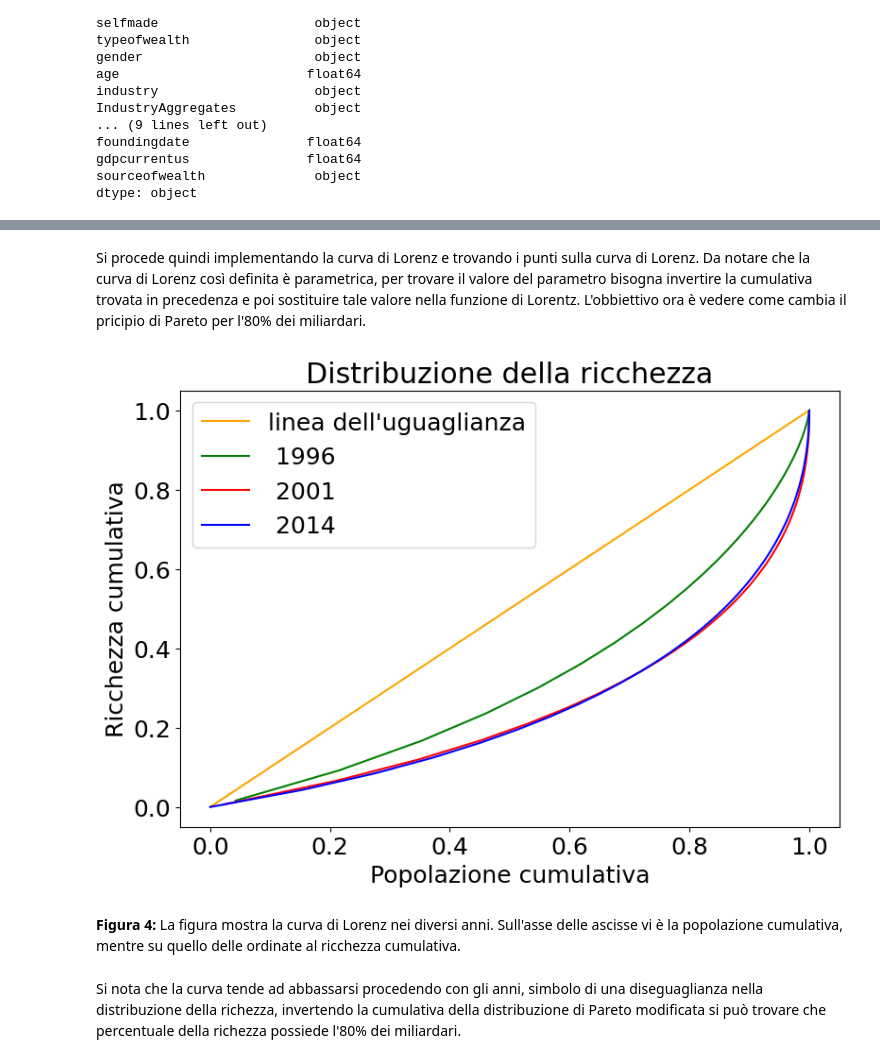
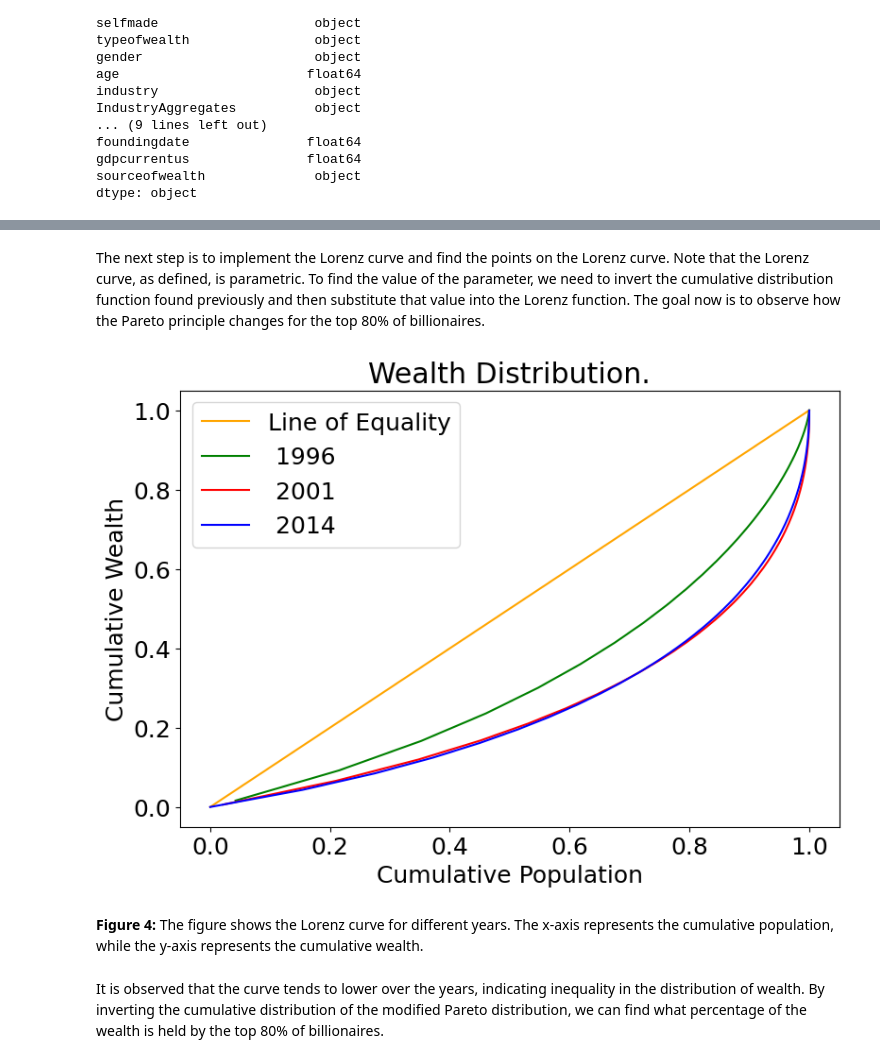
Before and after one commit to Riccardo-Martelli/Probability-and-statistics, a Jupyter notebook: Esame_17_02_Riccardo_Martelli.ipynb, the cells around one changed output, grey strips where cells are left out. Drawn from its saved outputs; the diff is of its cells as text; code cells hidden in the pictures.

```diff
--- a/Esame_17_02_Riccardo_Martelli.ipynb
+++ b/Esame_17_02_Riccardo_Martelli.ipynb
@@ -338,7 +354,7 @@ Se tutti gli individui hanno la stessa richezza allora la curva di Lorenz è la
 # %% [markdown]
-Si procede quindi implementando la curva di Lorenz e trovando i punti sulla curva di Lorenz. Da notare che la curva di Lorenz così definita è parametrica, per trovare il valore del parametro bisogna invertire la cumulativa trovata in precedenza e poi sostituire tale valore nella funzione di Lorentz. L'obbiettivo ora è vedere come cambia il pricipio di Pareto per l'80% dei miliardari.
+The next step is to implement the Lorenz curve and find the points on the Lorenz curve. Note that the Lorenz curve, as defined, is parametric. To find the value of the parameter, we need to invert the cumulative distribution function found previously and then substitute that value into the Lorenz function. The goal now is to observe how the Pareto principle changes for the top 80% of billionaires.
 # %%
-# funzione di lorenz
+# lorenz function
 def lorentz(x,par0,par1,par2):
     b = par2
     mu = -par1
@@ -346,49 +362,49 @@ def lorentz(x,par0,par1,par2):
     mean= (mu + b*y)/(b-1)
     return ((mu + b*y - (mu + x)**(-b)*(mu + b*x)*(mu + y)**b)/(-1 + b))/mean
 
-#inversa della cdf
+#inverse cdf
 def inverse_cdf(alpha,x_min,mu,b):
     return mu +(x_min -mu)/(1-alpha)**(1/b)
 
-#plot linea uguaglianza
+#plot Line of Equality
 plt.figure(figsize=(9,6))
 y= np.linspace(0,1,400)
-plt.plot(y,y,c='orange',label="linea dell'uguaglianza")
+plt.plot(y,y,c='orange',label="Line of Equality")
 
 lor = []
 
 parameter = np.empty(3)
-#itero sugli anni
+#Iterate over the years
 for i in enumerate(years):
 
     color = ['green','red','blue']
 
     parameter[0],parameter[1],parameter[2] = arr[i[0]]
 
 
-    # definisco il minimo per avere un plot tra (0,1) sulle ascisse
+    # I define the minimum to have a plot between (0,1) on the x-axis.
     x_min = parameters[0]
     x= np.linspace(x_min,10000,40000)
    # print(parameters[0],parameters[1],parameters[2])
 
-    # trovo i valori di richezza posseduti dall'80% della popolazione
+    # I find the wealth values possessed by the top 80% of the population.
     eighty = inverse_cdf(0.8,parameter[0],parameter[1],parameter[2])
     lor.append(lorentz(eighty,parameter[0],parameter[1],parameter[2]))
 
     #plot
     plt.plot(power_cdf(x,parameter[0],parameter[1],parameter[2]),lorentz(x,parameter[0],parameter[1],parameter[2]),
             color = color[i[0]],label= ' {}'.format(i[1]))
 
-    plt.xlabel('Popolazione cumulativa')
-    plt.ylabel('Ricchezza cumulativa')
+    plt.xlabel('Cumulative Population')
+    plt.ylabel('Cumulative Wealth')
     plt.legend()
-    plt.title('Distribuzione della ricchezza')
+    plt.title('Wealth Distribution.')
 # %% [output]
-[figure, old version]
+[figure, new version]
 # %% [markdown]
-**Figura 4:** La figura mostra la curva di Lorenz nei diversi anni. Sull'asse delle ascisse vi è la popolazione cumulativa, mentre su quello delle ordinate al ricchezza cumulativa.
+**Figure 4:** The figure shows the Lorenz curve for different years. The x-axis represents the cumulative population, while the y-axis represents the cumulative wealth.
 # %% [markdown]
-Si nota che la curva tende ad abbassarsi procedendo con gli anni, simbolo di una diseguaglianza nella distribuzione della richezza, invertendo la cumulativa della distribuzione di Pareto modificata si può trovare che percentuale della richezza possiede l'80% dei miliardari.
+It is observed that the curve tends to lower over the years, indicating inequality in the distribution of wealth. By inverting the cumulative distribution of the modified Pareto distribution, we can find what percentage of the wealth is held by the top 80% of billionaires.
 # %%
 print(lor)
 # %% [output]
```
Also changed, not shown: parts of 40 cells of this notebook.
